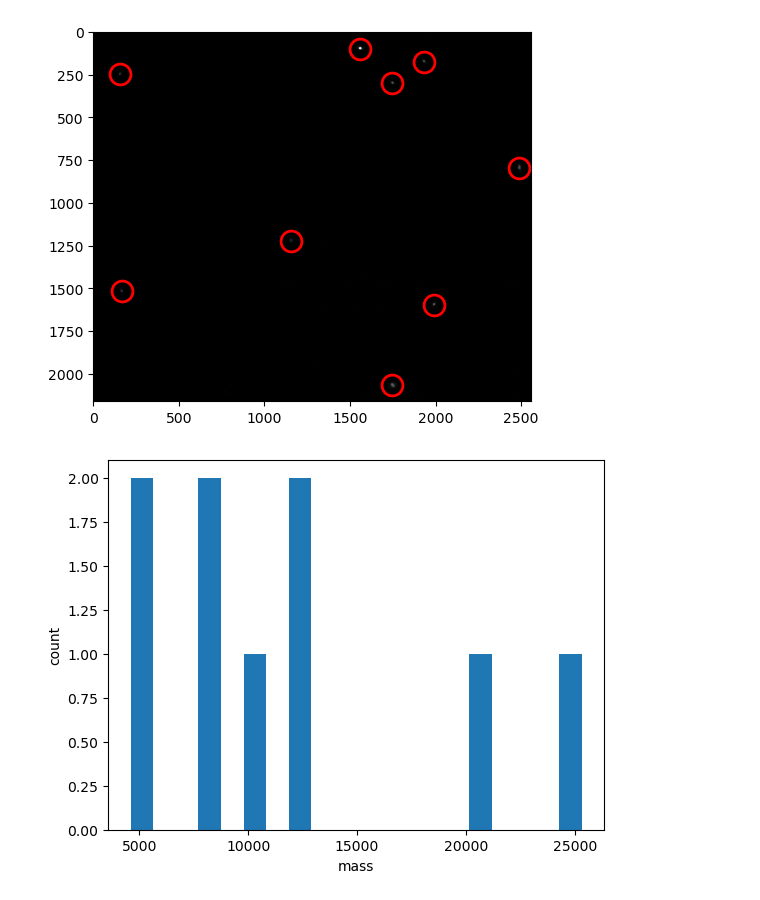
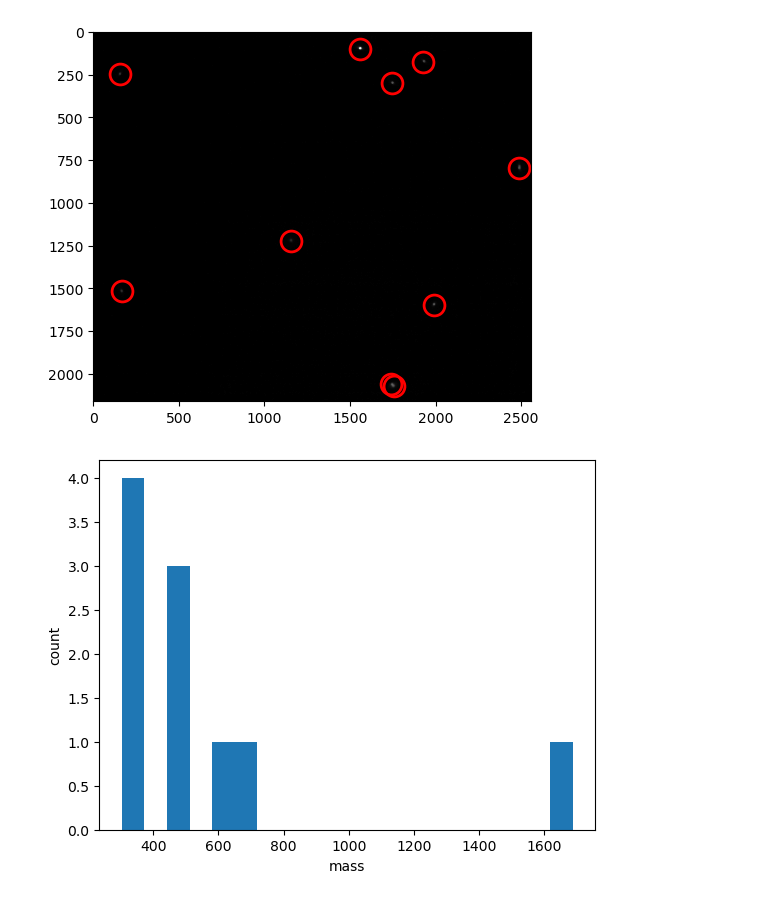
Before and after one commit to wppppupr/MTCargo_analysis, a Jupyter notebook: notebooks/trackBeads.ipynb, the cells around one changed output. Cells and saved outputs as stored; diff of their text form; code cells hidden in the pictures.

```diff
--- a/notebooks/trackBeads.ipynb
+++ b/notebooks/trackBeads.ipynb
@@ -9,5 +9,5 @@ input_dir = Path("/mnt/e/Sasaki/MTsingleBeads/20260122/exp001")
 
 beads_path = input_dir / "beads.zarr"
 za = zarr.open_array(beads_path, read_only=True)
-beads = za[:, :, :]
+beads = za[:]
 output = input_dir
@@ -14,25 +27,25 @@ output = input_dir
 # %%
-diameter = 1.18*10
+diameter = 1.18
 scale = 0.11
 time_inerval = 4 #timescle
 
-minmass = 1
+minmass = 80
 threshold = 1
 
 pxdiameter =int(diameter/scale)
 if pxdiameter % 2 ==0:
     pxdiameter = pxdiameter + 1
 
 
 f = tp.locate(beads[0], pxdiameter, minmass = minmass, threshold=threshold)
 tp.annotate(f, beads[0])
 
 fig, ax = plt.subplots()
 ax.hist(f['mass'], bins=20)
 # Optionally, label the axes.
 ax.set(xlabel='mass', ylabel='count');
 
 #tp.subpx_bias(f)
 # %% [output]
 [figure]
-[figure, old version]
+[figure, new version]
```
Also changed, not shown: parts of 5 cells of this notebook, 5 other files.
